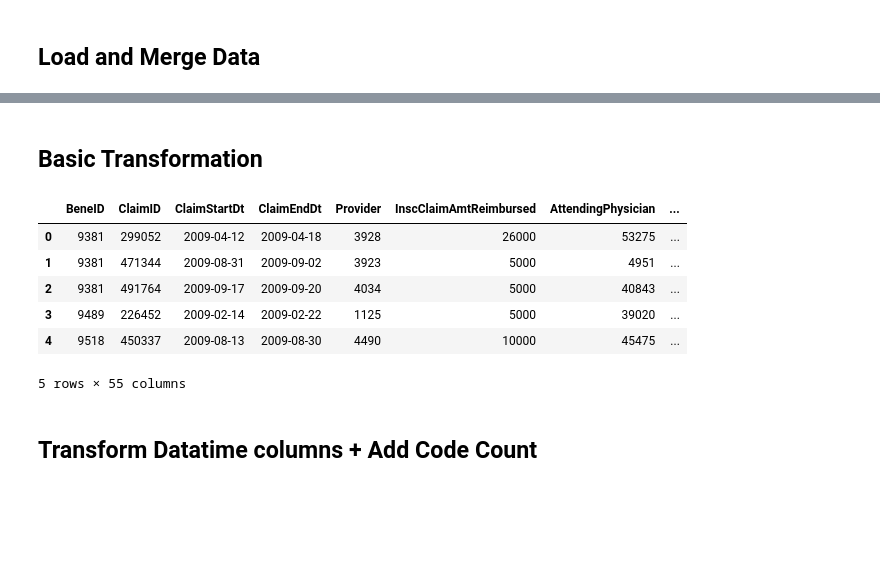
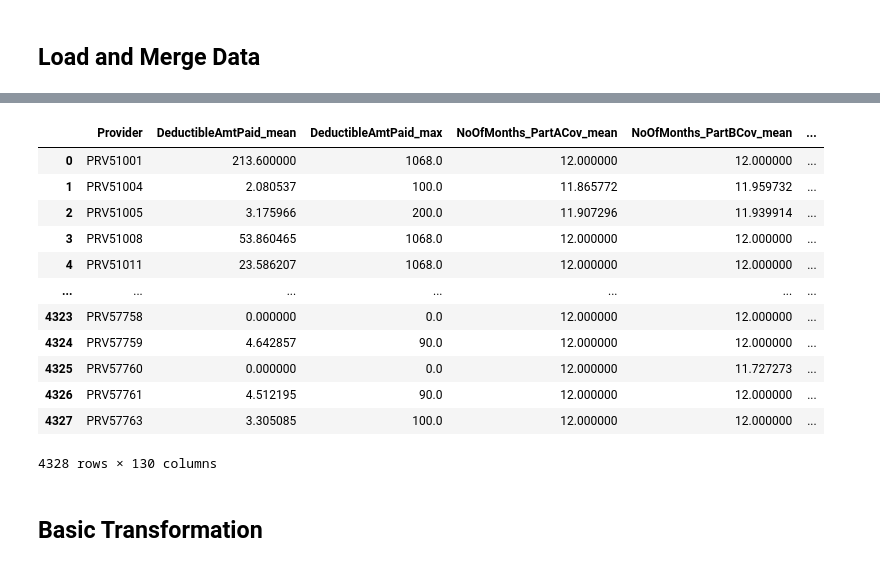
Before and after one commit to yang5hi/healthcare_provider_fraud_detection, a Jupyter notebook: 3c_Provider_Level_Basemodel.ipynb, the cells around one changed output, grey strips where cells are left out. Saved outputs shown, nothing was run; the diff lists cells and outputs as text; code cells hidden in the pictures; blank space fills up the shorter version.

```diff
--- a/3c_Provider_Level_Basemodel.ipynb
+++ b/3c_Provider_Level_Basemodel.ipynb
@@ -42,7 +49,7 @@ seed1, seed2, seed3=101,67, 42
 ## Load and Merge Data
 # %%
 # load the data from csv to pandas dataframe
-X_test_aggregated_raw = pd.read_csv("output/agg_train_test_split/X_test_aggregated.csv")
-X_train_aggregated_raw = pd.read_csv("output/agg_train_test_split/X_train_aggregated.csv")
-y_test_aggregated_raw = pd.read_csv("output/agg_train_test_split/y_test_agg.csv")
-y_train_aggregated_raw = pd.read_csv("output/agg_train_test_split/y_train_agg.csv")
+X_test_aggregated_raw = pd.read_csv("output/agg_train_test_split/X_test_new.csv")
+X_train_aggregated_raw = pd.read_csv("output/agg_train_test_split/X_train_new.csv")
+y_test_aggregated_raw = pd.read_csv("output/agg_train_test_split/y_test_new.csv")
+y_train_aggregated_raw = pd.read_csv("output/agg_train_test_split/y_train_new.csv")
@@ -81,2 +72,18 @@ merge_provider_df
+# %%
+X_train_aggregated_raw
+# %% [output]
+|  | Provider | DeductibleAmtPaid_mean | DeductibleAmtPaid_max | NoOfMonths_PartACov_mean | NoOfMonths_PartBCov_mean | ... |
+| 0 | PRV51001 | 213.600000 | 1068.0 | 12.000000 | 12.000000 | ... |
+| 1 | PRV51004 | 2.080537 | 100.0 | 11.865772 | 11.959732 | ... |
+| 2 | PRV51005 | 3.175966 | 200.0 | 11.907296 | 11.939914 | ... |
+| 3 | PRV51008 | 53.860465 | 1068.0 | 12.000000 | 12.000000 | ... |
+| 4 | PRV51011 | 23.586207 | 1068.0 | 12.000000 | 12.000000 | ... |
+| ... | ... | ... | ... | ... | ... | ... |
+| 4323 | PRV57758 | 0.000000 | 0.0 | 12.000000 | 12.000000 | ... |
+| 4324 | PRV57759 | 4.642857 | 90.0 | 12.000000 | 12.000000 | ... |
+| 4325 | PRV57760 | 0.000000 | 0.0 | 12.000000 | 11.727273 | ... |
+| 4326 | PRV57761 | 4.512195 | 90.0 | 12.000000 | 12.000000 | ... |
+| 4327 | PRV57763 | 3.305085 | 100.0 | 12.000000 | 12.000000 | ... |
+4328 rows × 130 columns
 # %% [markdown]
 ## Basic Transformation
@@ -90,33 +89,0 @@ cat_col_list=list(set(colnames)-set(num_col_list)-set(target)-set(datetime_col_l
-# %%
-# get a copy of the merged data, prepare change all to numerical
-df_num=merge_provider_df.copy(deep=True)
-
-# change date column datatype to datetime
-
-for datetime_col_name in datetime_col_list:
-    df_num[datetime_col_name]=pd.to_datetime(df_num[datetime_col_name])
-
-
-# label encode all object columns
-
-le=LabelEncoder()
-
-for cat_col_name in cat_col_list:
-    df_num[cat_col_name]=le.fit_transform(df_num[cat_col_name])
-
-
-# transform target to binary code
-
-df_num['PotentialFraud']=df_num['PotentialFraud'].map(lambda x:1 if (x=='Yes' or x==1) else 0)
-
-df_num.head()
-# %% [output]
-|  | BeneID | ClaimID | ClaimStartDt | ClaimEndDt | Provider | InscClaimAmtReimbursed | AttendingPhysician | ... |
-| 0 | 9381 | 299052 | 2009-04-12 | 2009-04-18 | 3928 | 26000 | 53275 | ... |
-| 1 | 9381 | 471344 | 2009-08-31 | 2009-09-02 | 3923 | 5000 | 4951 | ... |
-| 2 | 9381 | 491764 | 2009-09-17 | 2009-09-20 | 4034 | 5000 | 40843 | ... |
-| 3 | 9489 | 226452 | 2009-02-14 | 2009-02-22 | 1125 | 5000 | 39020 | ... |
-| 4 | 9518 | 450337 | 2009-08-13 | 2009-08-30 | 4490 | 10000 | 45475 | ... |
-5 rows × 55 columns
-# %% [markdown]
-## Transform Datatime columns + Add Code Count
```
Also changed, not shown: parts of 15 cells of this notebook, 12 other files.
